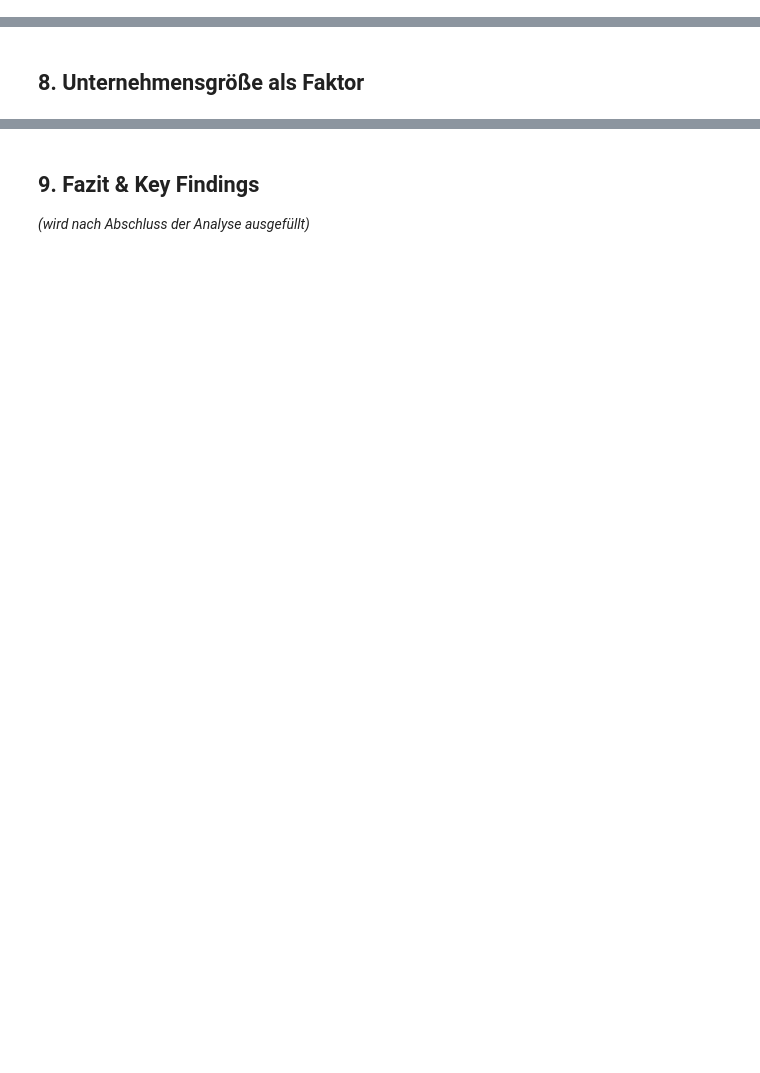
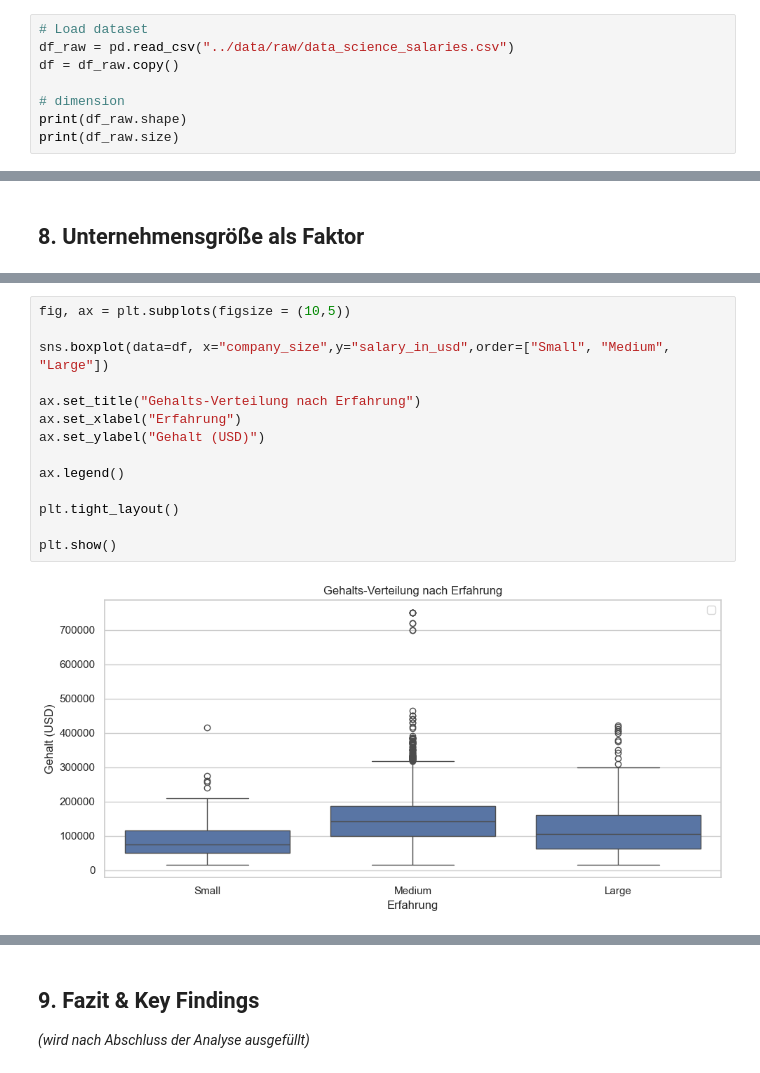
Before and after one commit to soribge/ds-salaries-eda, a Jupyter notebook: notebooks/analysis.ipynb, the cells around one changed output, grey strips where cells are left out. Saved outputs shown, nothing was run; the diff lists cells and outputs as text; blank space fills up the shorter version.

```diff
--- a/notebooks/analysis.ipynb
+++ b/notebooks/analysis.ipynb
@@ -53,0 +24,8 @@ print(df.sample(5)) # random 5 rows
+# %%
+# Load dataset
+df_raw = pd.read_csv("../data/raw/data_science_salaries.csv")
+df = df_raw.copy()
+
+# dimension
+print(df_raw.shape)
+print(df_raw.size)
@@ -272,0 +266,16 @@ salary_by_curr
+# %%
+fig, ax = plt.subplots(figsize = (10,5))
+
+sns.boxplot(data=df, x="company_size",y="salary_in_usd",order=["Small", "Medium", "Large"])
+
+ax.set_title("Gehalts-Verteilung nach Erfahrung")
+ax.set_xlabel("Erfahrung")
+ax.set_ylabel("Gehalt (USD)")
+
+ax.legend()
+
+plt.tight_layout()
+
+plt.show()
+# %% [output]
+[figure, added]
```
Also changed, not shown: parts of 17 cells of this notebook.
